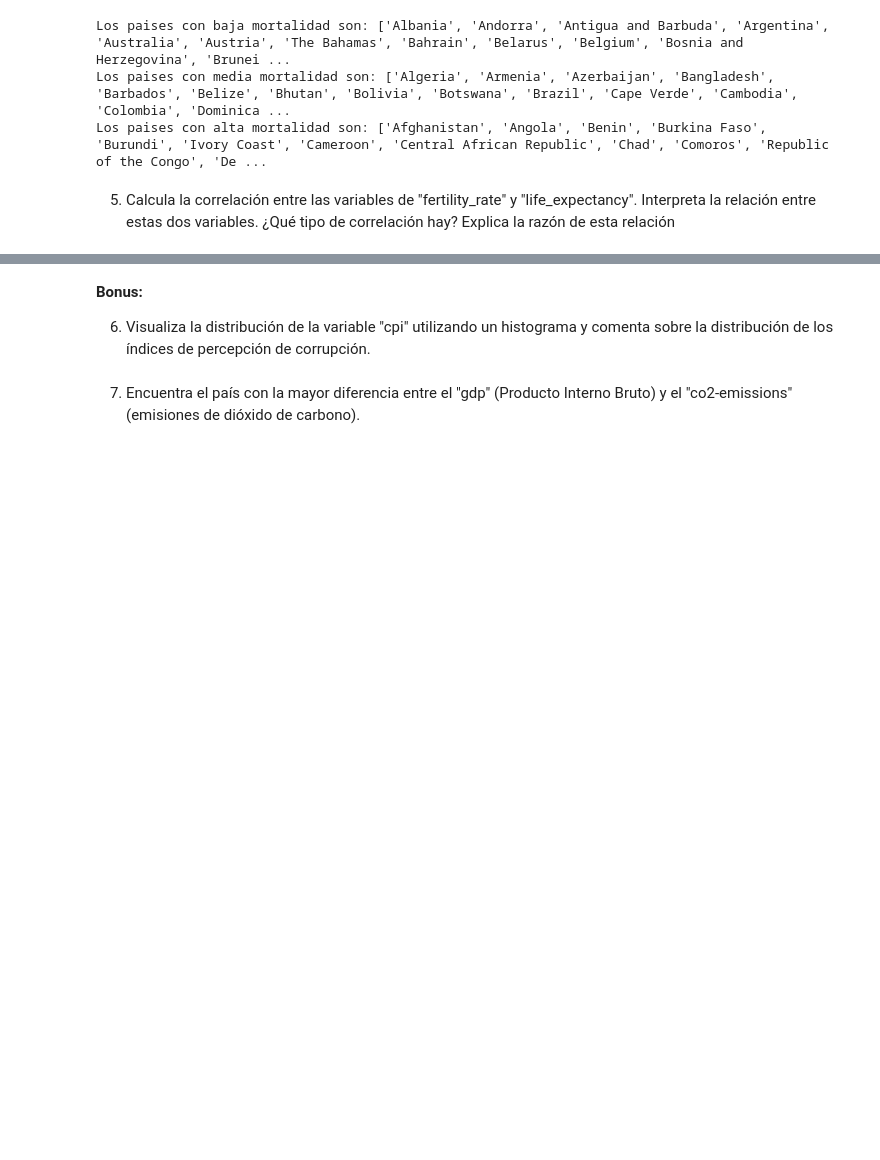
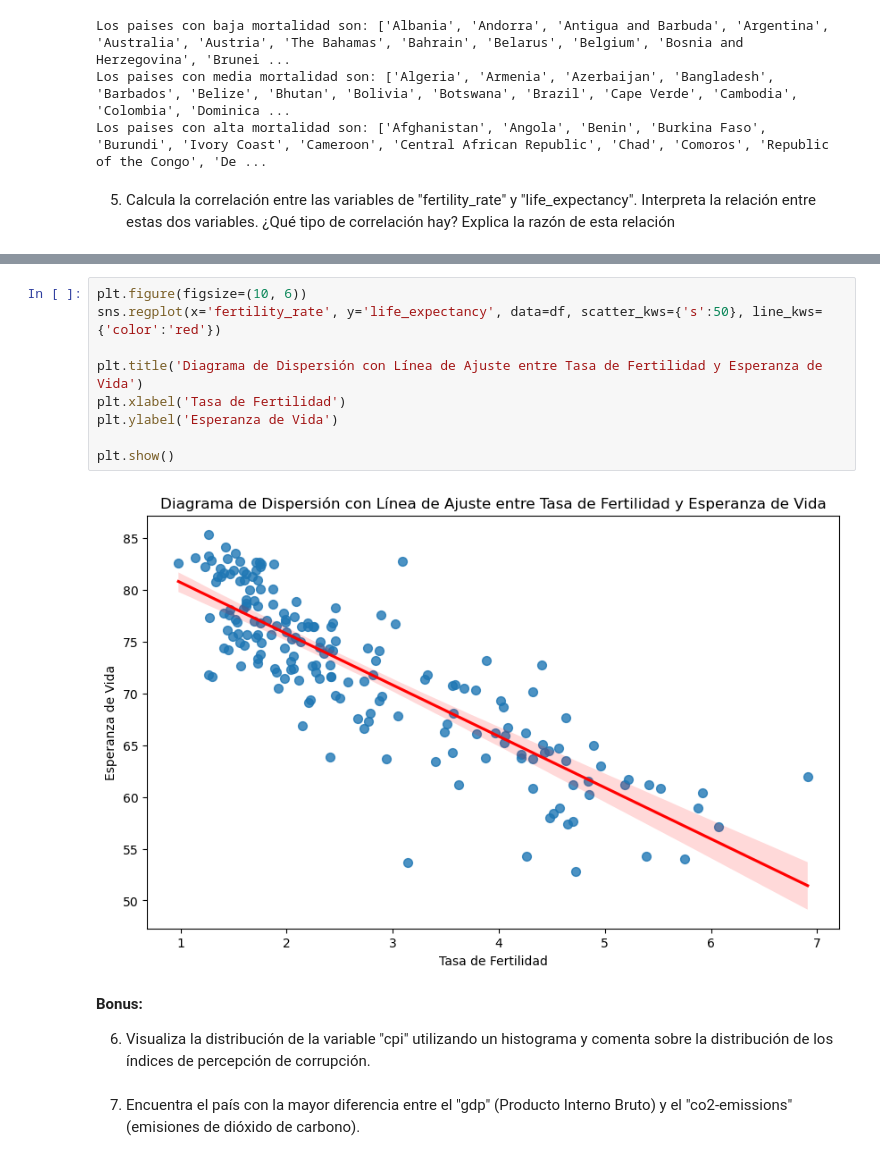
Before and after one commit to carla-caracola/module-3-pair-programming-bea-carla, a Jupyter notebook: modulo-3-pair-8-estadistica-descriptiva.ipynb, the cells around one changed output, grey strips where cells are left out. Saved outputs shown, nothing was run; the diff lists cells and outputs as text; blank space fills up the shorter version.

```diff
--- a/modulo-3-pair-8-estadistica-descriptiva.ipynb
+++ b/modulo-3-pair-8-estadistica-descriptiva.ipynb
@@ -157,3 +132,14 @@ sns.heatmap(df_correlaciones.corr(),
+# %%
+plt.figure(figsize=(10, 6))
+sns.regplot(x='fertility_rate', y='life_expectancy', data=df, scatter_kws={'s':50}, line_kws={'color':'red'})
+
+plt.title('Diagrama de Dispersión con Línea de Ajuste entre Tasa de Fertilidad y Esperanza de Vida')
+plt.xlabel('Tasa de Fertilidad')
+plt.ylabel('Esperanza de Vida')
+
+plt.show()
+# %% [output]
+[figure, added]
 # %% [markdown]
 **Bonus:**
 
```
Also changed, not shown: parts of 8 cells of this notebook.
